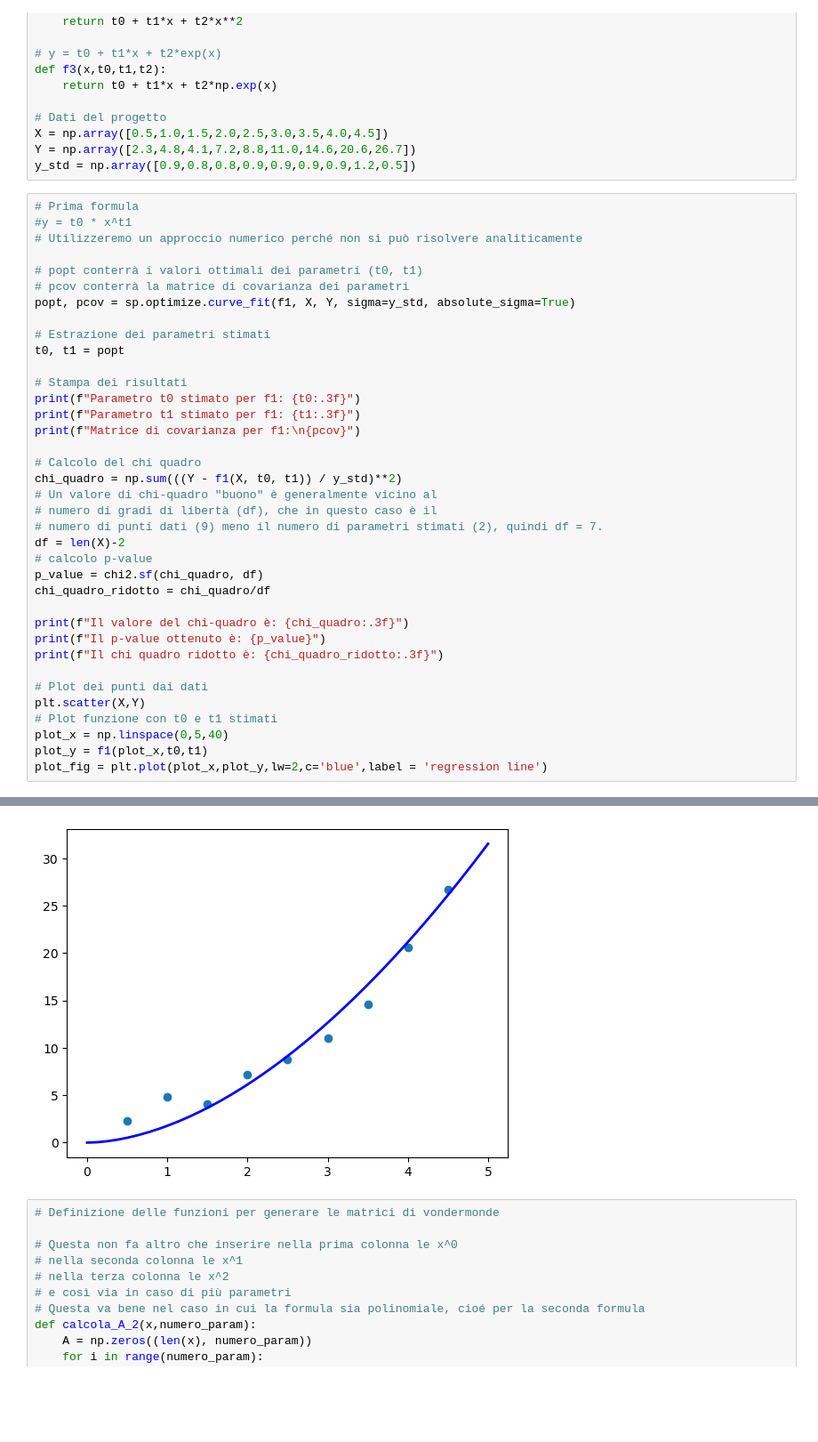
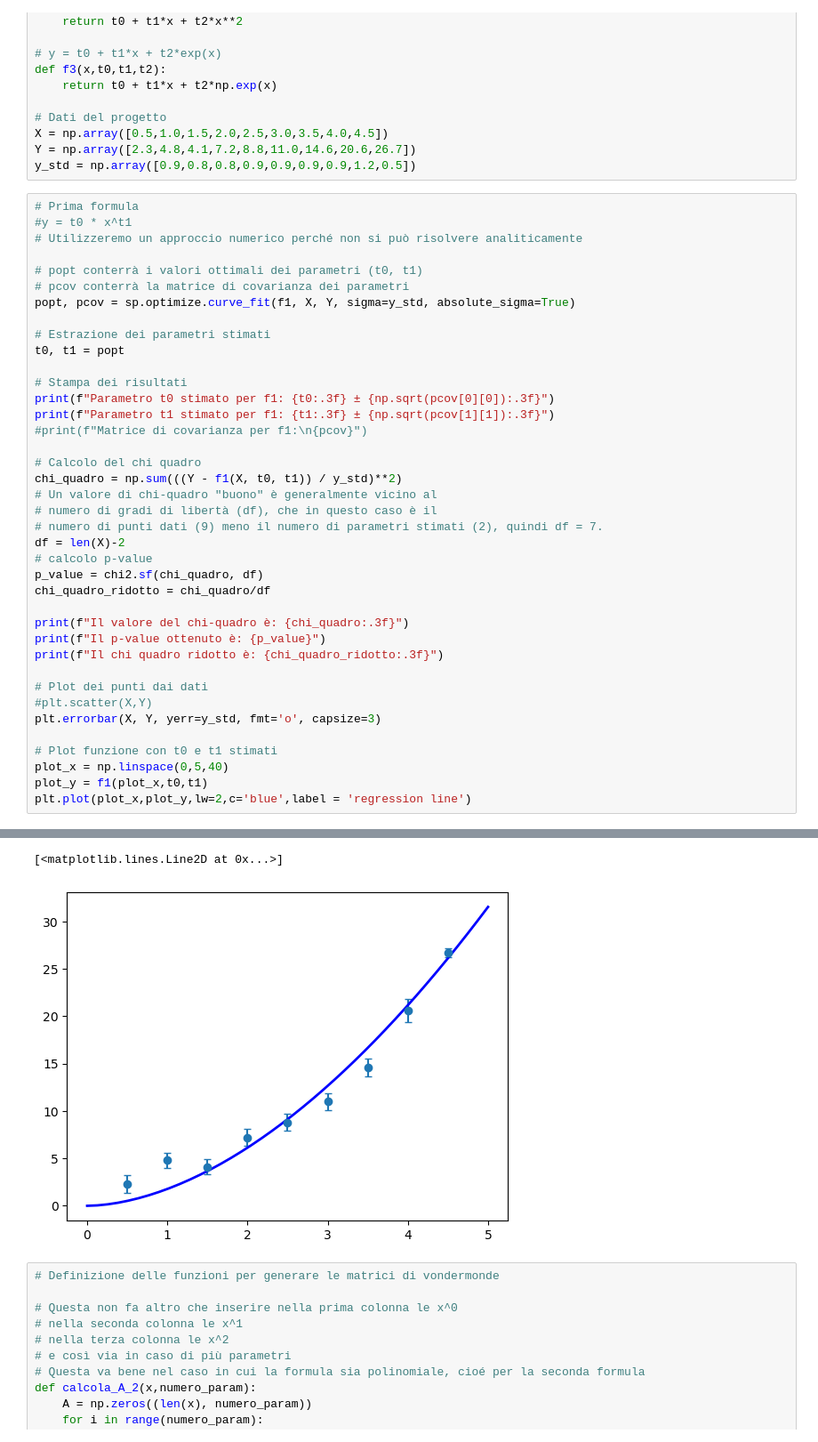
Before and after one commit to Zack9961/ExperimentalDataAnalysis-Projects, a Jupyter notebook: Progetto2_LSM.ipynb, the cells around one changed output, grey strips where cells are left out. Shown at 89% size. Saved outputs shown, nothing was run; the diff lists cells and outputs as text; blank space fills up the shorter version.

```diff
--- a/Progetto2_LSM.ipynb
+++ b/Progetto2_LSM.ipynb
@@ -37,9 +37,9 @@ popt, pcov = sp.optimize.curve_fit(f1, X, Y, sigma=y_std, absolute_sigma=True)
 t0, t1 = popt
 
 # Stampa dei risultati
-print(f"Parametro t0 stimato per f1: {t0:.3f}")
-print(f"Parametro t1 stimato per f1: {t1:.3f}")
-print(f"Matrice di covarianza per f1:\n{pcov}")
+print(f"Parametro t0 stimato per f1: {t0:.3f} ± {np.sqrt(pcov[0][0]):.3f}")
+print(f"Parametro t1 stimato per f1: {t1:.3f} ± {np.sqrt(pcov[1][1]):.3f}")
+#print(f"Matrice di covarianza per f1:\n{pcov}")
 
 # Calcolo del chi quadro
 chi_quadro = np.sum(((Y - f1(X, t0, t1)) / y_std)**2)
@@ -56,9 +56,11 @@ print(f"Il p-value ottenuto è: {p_value}")
 print(f"Il chi quadro ridotto è: {chi_quadro_ridotto:.3f}")
 
 # Plot dei punti dai dati
-plt.scatter(X,Y)
+#plt.scatter(X,Y)
+plt.errorbar(X, Y, yerr=y_std, fmt='o', capsize=3)
+
 # Plot funzione con t0 e t1 stimati
 plot_x = np.linspace(0,5,40)
 plot_y = f1(plot_x,t0,t1)
-plot_fig = plt.plot(plot_x,plot_y,lw=2,c='blue',label = 'regression line')
+plt.plot(plot_x,plot_y,lw=2,c='blue',label = 'regression line')
 # %% [output]
@@ -70,7 +69,8 @@ Matrice di covarianza per f1:
 Il valore del chi-quadro è: 30.293
 Il p-value ottenuto è: 8.38853252909044e-05
 Il chi quadro ridotto è: 4.328
+[<matplotlib.lines.Line2D at 0x...>]
-[figure, old version]
+[figure, new version]
 # %%
 # Definizione delle funzioni per generare le matrici di vondermonde
 
```
Also changed, not shown: parts of 5 cells of this notebook, 1 other file.
